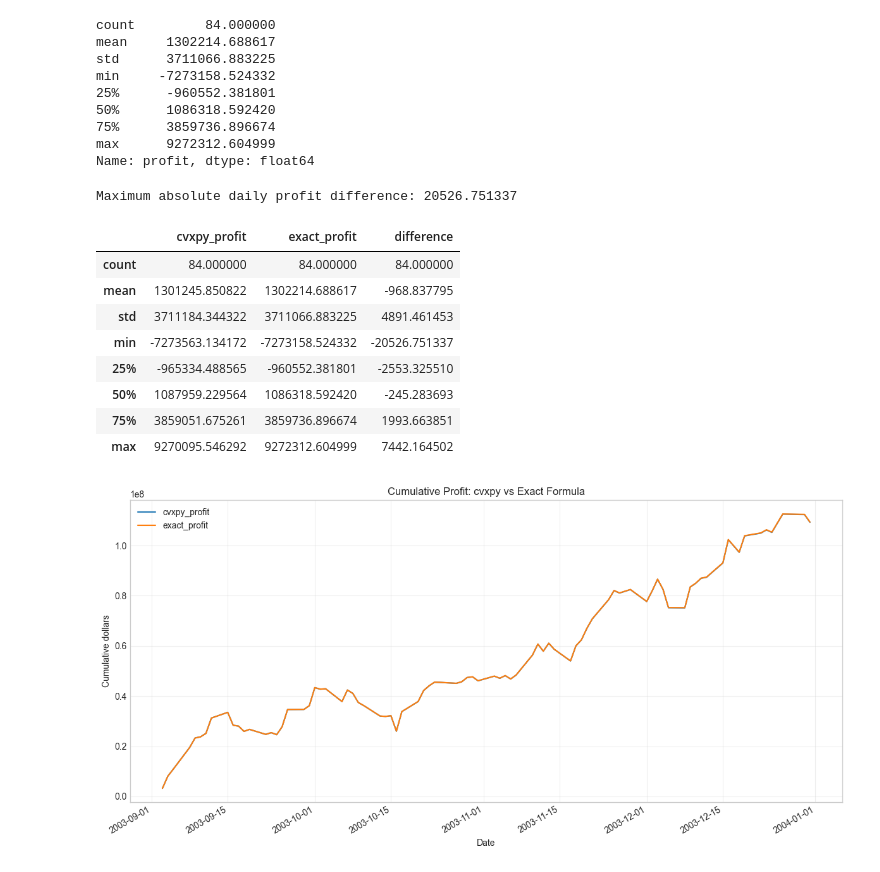
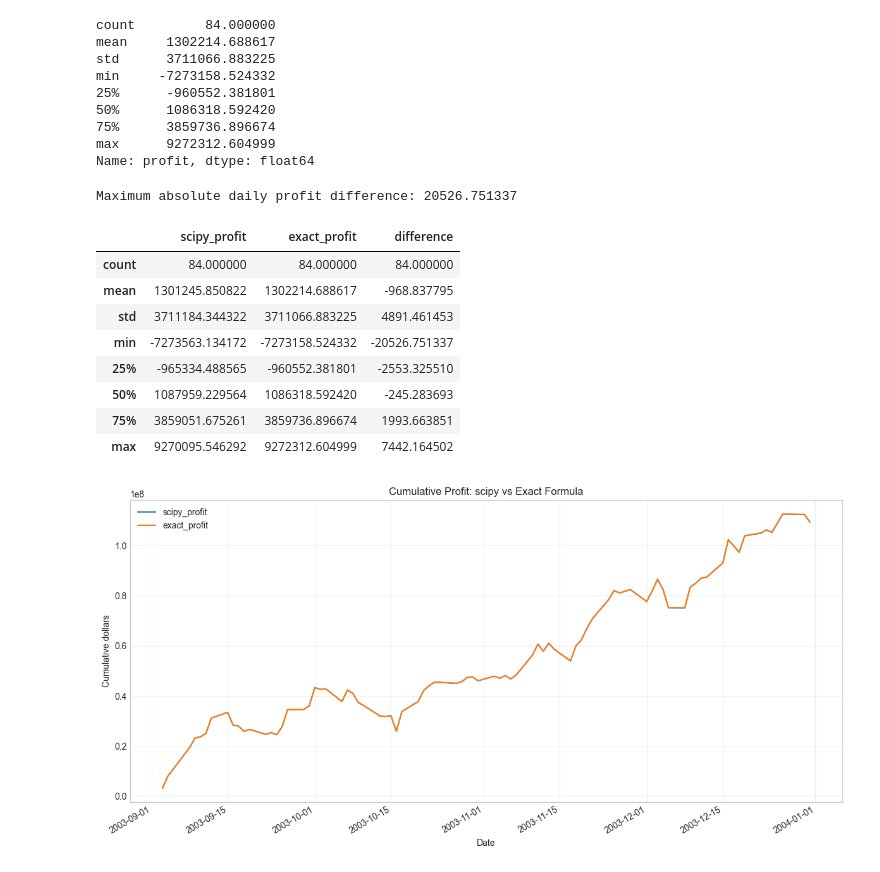
Before and after one commit to ItachiUchiha729/assetAllocationFinalProject, a Jupyter notebook: notebooks/portfolio_visualization.ipynb, the cells around one changed output. Drawn from its saved outputs; the diff is of its cells as text; code cells hidden in the pictures.

```diff
--- a/notebooks/portfolio_visualization.ipynb
+++ b/notebooks/portfolio_visualization.ipynb
@@ -239,18 +239,18 @@ min     -7273158.524332
 max      9272312.604999
 Name: profit, dtype: float64
 # %%
-# Compare the numerical cvxpy solution to the exact formula.
+# Compare the numerical scipy solution to the exact formula.
 profit_comparison = pd.DataFrame({
-    "cvxpy_profit": optimization_result.profit,
+    "scipy_profit": optimization_result.profit,
     "exact_profit": exact_result.profit,
 })
-profit_comparison["difference"] = profit_comparison["cvxpy_profit"] - profit_comparison["exact_profit"]
+profit_comparison["difference"] = profit_comparison["scipy_profit"] - profit_comparison["exact_profit"]
 
 print(f"Maximum absolute daily profit difference: {profit_comparison['difference'].abs().max():.6f}")
 profit_comparison.describe()
 # %% [output]
 Maximum absolute daily profit difference: 20526.751337
-|  | cvxpy_profit | exact_profit | difference |
+|  | scipy_profit | exact_profit | difference |
 | count | 84.000000 | 84.000000 | 84.000000 |
 | mean | 1301245.850822 | 1302214.688617 | -968.837795 |
 | std | 3711184.344322 | 3711066.883225 | 4891.461453 |
```
Also changed, not shown: parts of 3 cells of this notebook.
